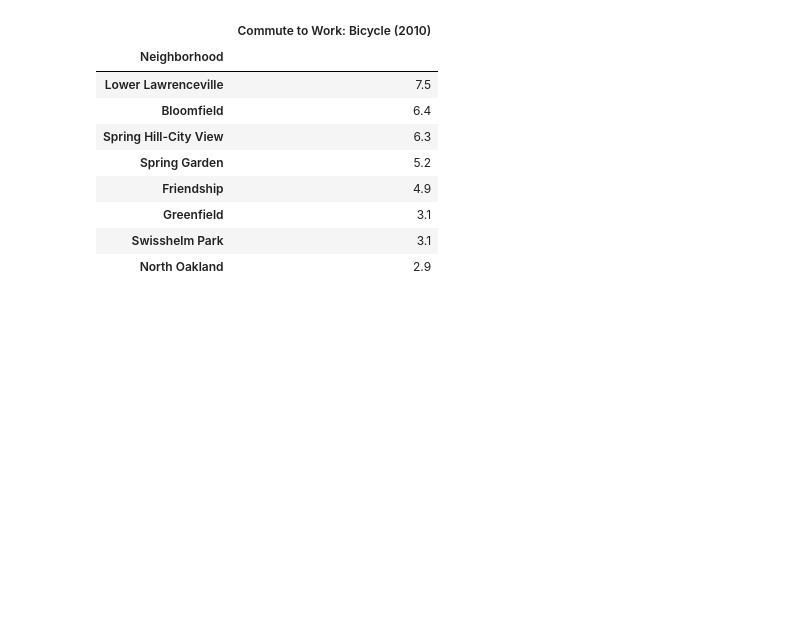
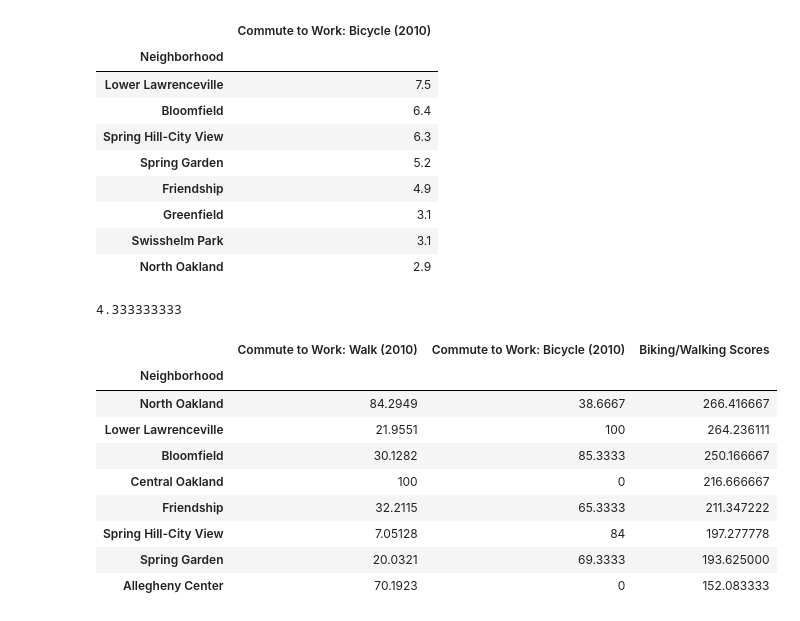
Before and after one commit to Nick0306/Big_Ideas_Final_Project, a Jupyter notebook: Dataset Notebooks/Transportation.ipynb, the cells around one changed output. Cells and saved outputs as stored; diff of their text form; code cells hidden in the pictures; blank space fills up the shorter version.

```diff
--- a/Dataset Notebooks/Transportation.ipynb
+++ b/Dataset Notebooks/Transportation.ipynb
@@ -199,22 +196,35 @@ biking.head(8)
 | Swisshelm Park | 3.1 |
 | North Oakland | 2.9 |
 # %%
-# Scales up the values for walking/biking so they each represent an equal part of the score
+# Scales up the values for walking/biking so they each represent an equal part of the score:
 walking_scale = 100/walking.iloc[0]
 biking_scale = 100/biking.iloc[0]
 for x in range (len(walking)):
     walking.iloc[x] = walking.iloc[x] * walking_scale
     biking.iloc[x] = biking.iloc[x] * biking_scale
 
-# Averages the two values for each neighborhood (biking and walking percentages) and multiplies the result by the weight from the survey
-scores = pd.concat([walking, biking], axis = 1, join='inner')
-scores["Scores"] = np.nan
-for x in range(len(scores)):
-    scores.iloc[x,2] = 0
+# Averages the two values for each neighborhood (biking and walking percentages) and multiplies the result by the weight from the survey:
+bw_scores = pd.concat([walking, biking], axis = 1, join='inner')
+bw_scores["Biking/Walking Scores"] = np.nan
+for x in range(len(bw_scores)):
+    bw_scores.iloc[x,2] = 0
     for y in range(2):
-        scores.iloc[x,2] += scores.iloc[x,y]
-    scores.iloc[x,2] = scores.iloc[x,2]/2
+        bw_scores.iloc[x,2] += bw_scores.iloc[x,y]
+    bw_scores.iloc[x,2] = (bw_scores.iloc[x,2]/2) * weights.iloc[len(weights)-1, 2]
     # Still need the weight dont forget
 
 # Displays the top 8 scores, after weight:
-scores.sort_values(by=['Scores'], asce)
+print(weights.iloc[len(weights)-1, 2])
+bw_scores.sort_values(by=['Biking/Walking Scores'], ascending = False).head(8)
+# %% [output]
+4.333333333
+|  | Commute to Work: Walk (2010) | Commute to Work: Bicycle (2010) | Biking/Walking Scores |
+| Neighborhood |  |  |  |
+| North Oakland | 84.2949 | 38.6667 | 266.416667 |
+| Lower Lawrenceville | 21.9551 | 100 | 264.236111 |
+| Bloomfield | 30.1282 | 85.3333 | 250.166667 |
+| Central Oakland | 100 | 0 | 216.666667 |
+| Friendship | 32.2115 | 65.3333 | 211.347222 |
+| Spring Hill-City View | 7.05128 | 84 | 197.277778 |
+| Spring Garden | 20.0321 | 69.3333 | 193.625000 |
+| Allegheny Center | 70.1923 | 0 | 152.083333 |
```
Also changed, not shown: parts of 15 cells of this notebook, 1 other file.
